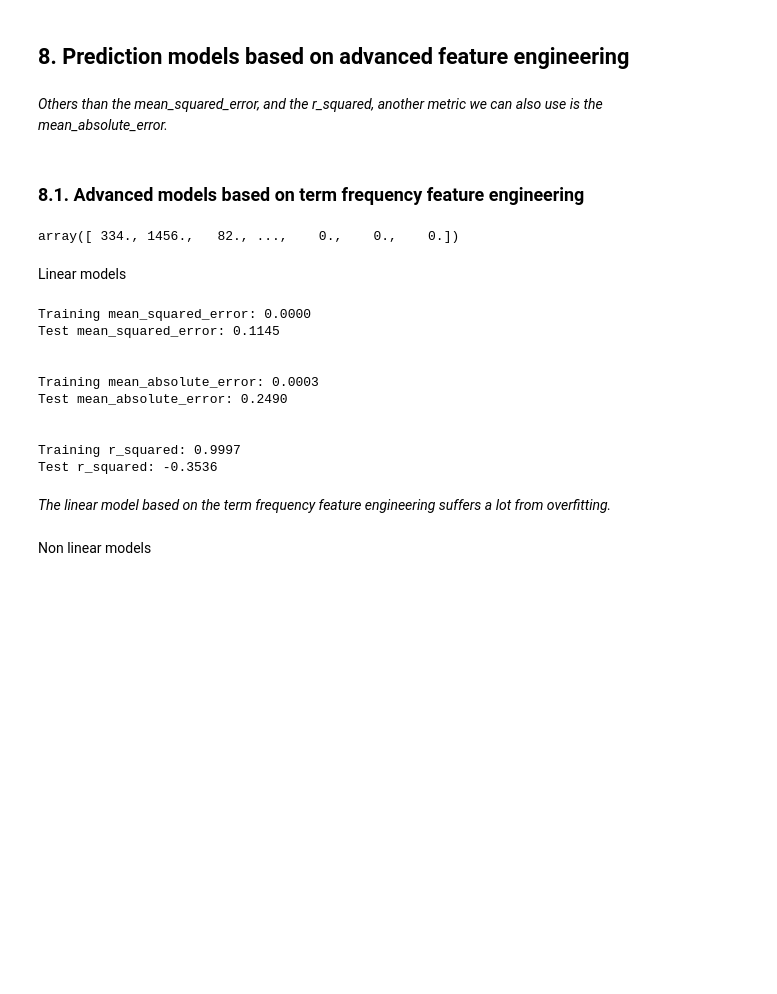
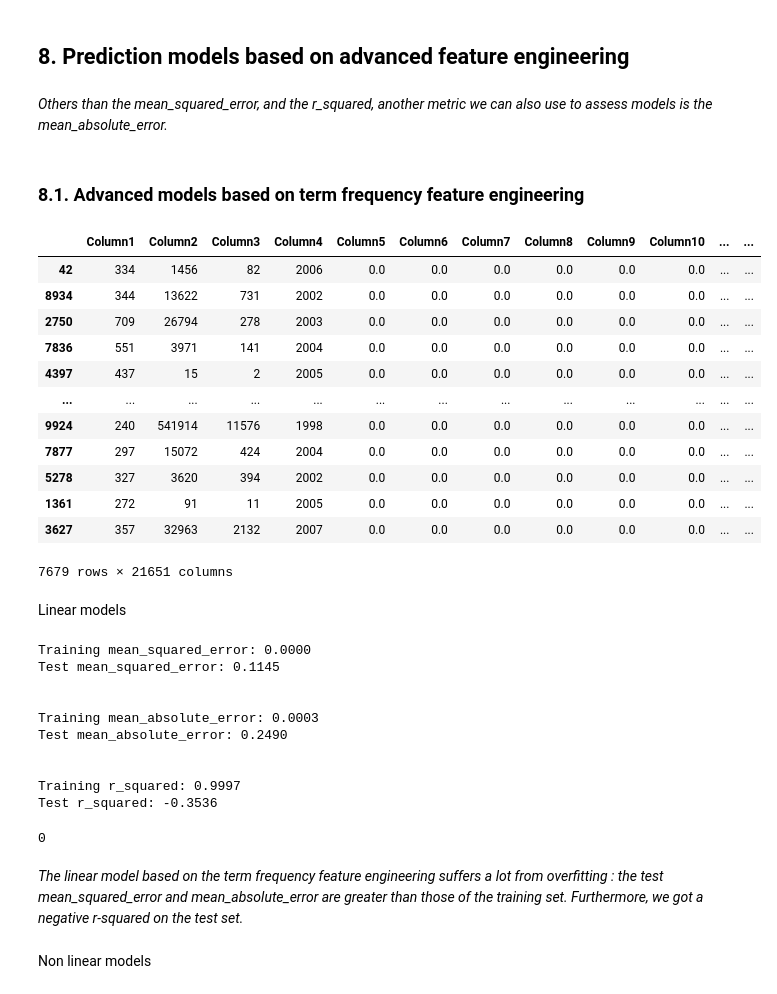
Before and after one commit to databrad/RateMe, a Jupyter notebook: book.ipynb, the cells around one changed output. Cells and saved outputs as stored; diff of their text form; code cells hidden in the pictures; blank space fills up the shorter version.

```diff
--- a/book.ipynb
+++ b/book.ipynb
@@ -562,7 +555,11 @@ data3['text'] = data3.apply(
         row["title"], row["authors"], row["publisher"], row["publication_year"], row['num_pages'], row['ratings_count'], row['text_reviews_count']), axis=1)
 
 data3["text"] = data3["text"].apply(lambda x: x.replace('/',' , '))
-data3.index = train_indexes.append(test_indexes)
+
+_ = train_indexes + test_indexes
+data3.index = _
+
+del data_
 # %%
 data3['text'][0]
 # %% [output]
@@ -636,16 +644,29 @@ array([[-5.79868555e-01, -8.19649324e-02, -3.41795564e-01, ...,
 # %% [markdown]
 ## 8. Prediction models based on advanced feature engineering
 # %% [markdown]
-*Others than the mean_squared_error, and the r_squared, another metric we can also use is the mean_absolute_error.*
+*Others than the mean_squared_error, and the r_squared, another metric we can also use to assess models is the mean_absolute_error.*
 # %% [markdown]
 ### 8.1. Advanced models based on term frequency feature engineering
 # %%
-X_train2 = np.array(data2.loc[train_indexes, :])
-X_test2 = np.array(data2.loc[test_indexes, :])
+X_train2 = data2.loc[train_indexes, :]
+X_test2 = data2.loc[test_indexes, :]
+del data2
 # %%
-X_train2[0]
+X_train2
 # %% [output]
+|  | Column1 | Column2 | Column3 | Column4 | Column5 | Column6 | Column7 | Column8 | Column9 | Column10 | ... | ... |
+| 42 | 334 | 1456 | 82 | 2006 | 0.0 | 0.0 | 0.0 | 0.0 | 0.0 | 0.0 | ... | ... |
+| 8934 | 344 | 13622 | 731 | 2002 | 0.0 | 0.0 | 0.0 | 0.0 | 0.0 | 0.0 | ... | ... |
+| 2750 | 709 | 26794 | 278 | 2003 | 0.0 | 0.0 | 0.0 | 0.0 | 0.0 | 0.0 | ... | ... |
+| 7836 | 551 | 3971 | 141 | 2004 | 0.0 | 0.0 | 0.0 | 0.0 | 0.0 | 0.0 | ... | ... |
+| 4397 | 437 | 15 | 2 | 2005 | 0.0 | 0.0 | 0.0 | 0.0 | 0.0 | 0.0 | ... | ... |
+| ... | ... | ... | ... | ... | ... | ... | ... | ... | ... | ... | ... | ... |
+| 9924 | 240 | 541914 | 11576 | 1998 | 0.0 | 0.0 | 0.0 | 0.0 | 0.0 | 0.0 | ... | ... |
+| 7877 | 297 | 15072 | 424 | 2004 | 0.0 | 0.0 | 0.0 | 0.0 | 0.0 | 0.0 | ... | ... |
+| 5278 | 327 | 3620 | 394 | 2002 | 0.0 | 0.0 | 0.0 | 0.0 | 0.0 | 0.0 | ... | ... |
+| 1361 | 272 | 91 | 11 | 2005 | 0.0 | 0.0 | 0.0 | 0.0 | 0.0 | 0.0 | ... | ... |
+| 3627 | 357 | 32963 | 2132 | 2007 | 0.0 | 0.0 | 0.0 | 0.0 | 0.0 | 0.0 | ... | ... |
-array([ 334., 1456.,   82., ...,    0.,    0.,    0.])
+7679 rows × 21651 columns
 # %% [markdown]
 Linear models
 # %%
@@ -674,6 +695,9 @@ train_r_squared = r2_score(y_true=y_train, y_pred=model_LR_advanced_1.predict(X_
 test_r_squared = r2_score(y_true=y_test, y_pred=model_LR_advanced_1.predict(X_test2))
 print(f"Training r_squared: {train_r_squared:.4f}")
 print(f"Test r_squared: {test_r_squared:.4f}")
+
+del model_LR_advanced_1, train_mean_squared_error, test_mean_squared_error, train_mae, test_mae, train_r_squared, test_r_squared
+gc.collect()
 # %% [output]
 Training mean_squared_error: 0.0000
 Test mean_squared_error: 0.1145
@@ -685,7 +709,8 @@ Test mean_absolute_error: 0.2490
 
 Training r_squared: 0.9997
 Test r_squared: -0.3536
+0
 # %% [markdown]
-*The linear model based on the term frequency feature engineering suffers a lot from overfitting.*
+*The linear model based on the term frequency feature engineering suffers a lot from overfitting : the test mean_squared_error and mean_absolute_error are greater than those of the training set. Furthermore, we got a negative r-squared on the test set.*
 # %% [markdown]
 Non linear models
```
Also changed, not shown: parts of 56 cells of this notebook, 1 other file.
